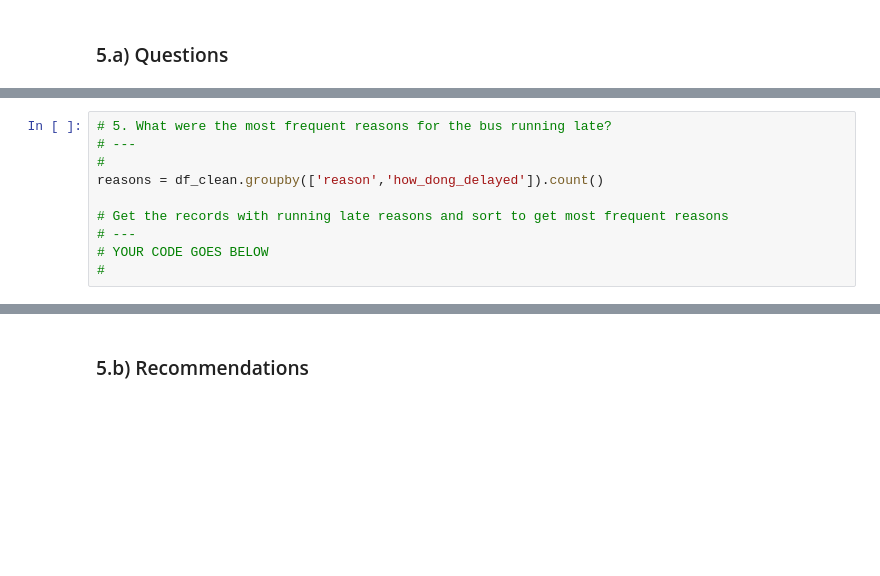
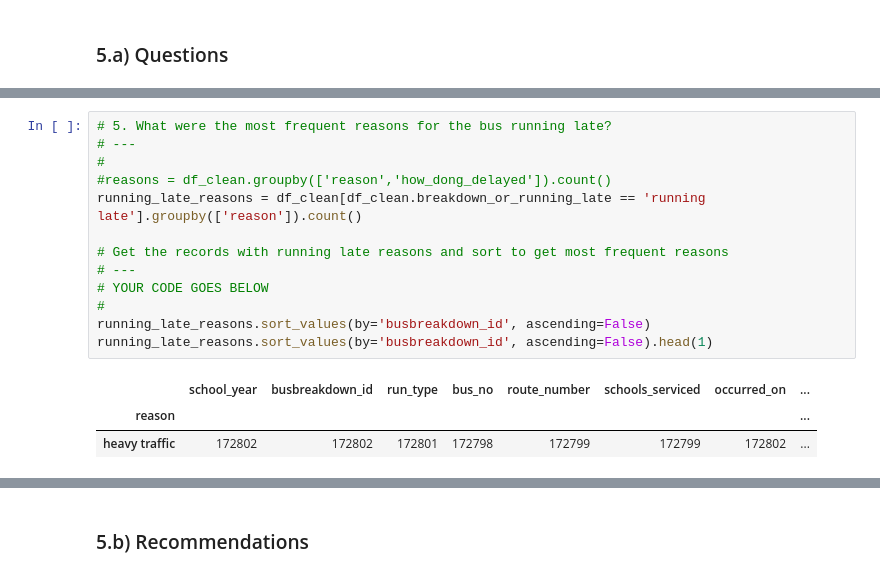
Before and after one commit to Kigunda-lilian/data-cleaning-with-python-project, a Jupyter notebook: AfterWork_Data_Science_Data_Cleaning_with_Python_Project.ipynb, the cells around one changed output, grey strips where cells are left out. Cells and saved outputs as stored; diff of their text form; blank space fills up the shorter version.

```diff
--- a/AfterWork_Data_Science_Data_Cleaning_with_Python_Project.ipynb
+++ b/AfterWork_Data_Science_Data_Cleaning_with_Python_Project.ipynb
@@ -423,13 +622,20 @@ breakdown_reasons = df_clean[df_clean.breakdown_or_running_late == 'breakdown'].
 # %%
 # 5. What were the most frequent reasons for the bus running late?
 # ---
 #
-reasons = df_clean.groupby(['reason','how_dong_delayed']).count()
+#reasons = df_clean.groupby(['reason','how_dong_delayed']).count()
+running_late_reasons = df_clean[df_clean.breakdown_or_running_late == 'running late'].groupby(['reason']).count()
 
 # Get the records with running late reasons and sort to get most frequent reasons
 # ---
 # YOUR CODE GOES BELOW
 #
+running_late_reasons.sort_values(by='busbreakdown_id', ascending=False)
+running_late_reasons.sort_values(by='busbreakdown_id', ascending=False).head(1)
+# %% [output]
+|  | school_year | busbreakdown_id | run_type | bus_no | route_number | schools_serviced | occurred_on | ... |
+| reason |  |  |  |  |  |  |  | ... |
+| heavy traffic | 172802 | 172802 | 172801 | 172798 | 172799 | 172799 | 172802 | ... |
 # %%
 # 6. What was the average delay time for each reason type?
 # ---
```
Also changed, not shown: parts of 47 cells of this notebook.
